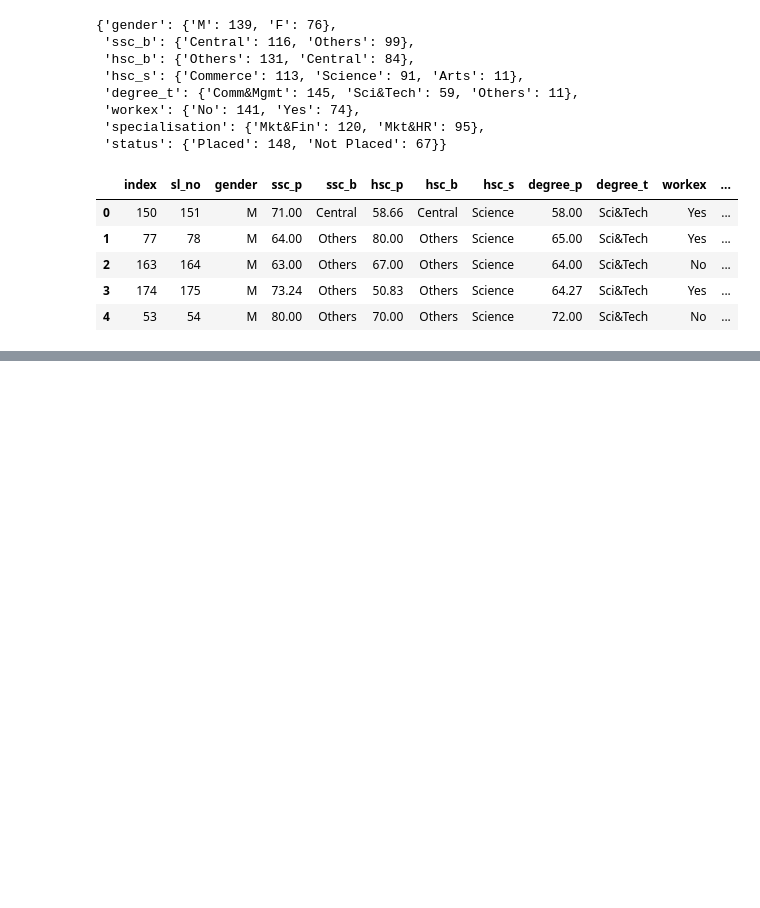
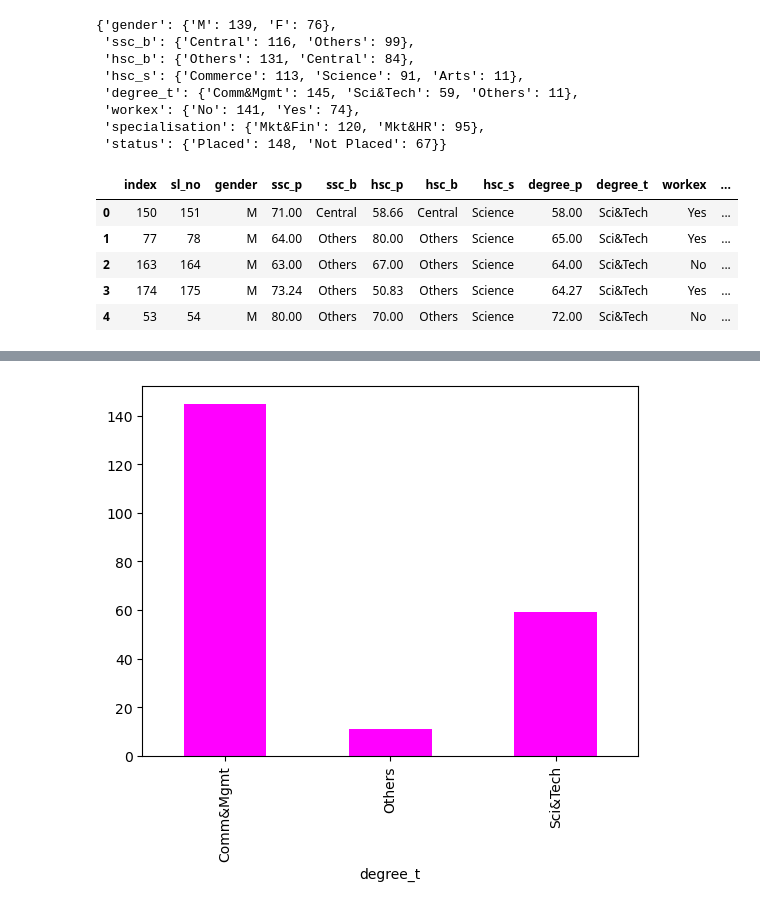
Before and after one commit to lawalsegun2025/campus_placement_predictor, a Jupyter notebook: job_placement_predictor.ipynb, the cells around one changed output, grey strips where cells are left out. Cells and saved outputs as stored; diff of their text form; code cells hidden in the pictures; blank space fills up the shorter version.

```diff
--- a/job_placement_predictor.ipynb
+++ b/job_placement_predictor.ipynb
@@ -323,3 +323,9 @@ df[(df["degree_t"]=="Comm&Mgmt")&(df["salary"]>df["salary"].mean())].sort_values
 | 29 | 90 | 91 | F | 85.00 | Others | 90.00 | Others | Commerce | 82.00 | Comm&Mgmt | No | ... |
 | 30 | 212 | 213 | M | 67.00 | Others | 67.00 | Others | Commerce | 73.00 | Comm&Mgmt | Yes | ... |
 | 31 | 171 | 172 | M | 80.00 | Others | 80.00 | Others | Commerce | 72.00 | Comm&Mgmt | Yes | ... |
+# %%
+# Maximun students placed from cpmm&mgt
+
+df.groupby(["degree_t"])["status"].count().plot(kind="bar", color="magenta");
+# %% [output]
+[figure, added]
```
Also changed, not shown: parts of 3 cells of this notebook.
